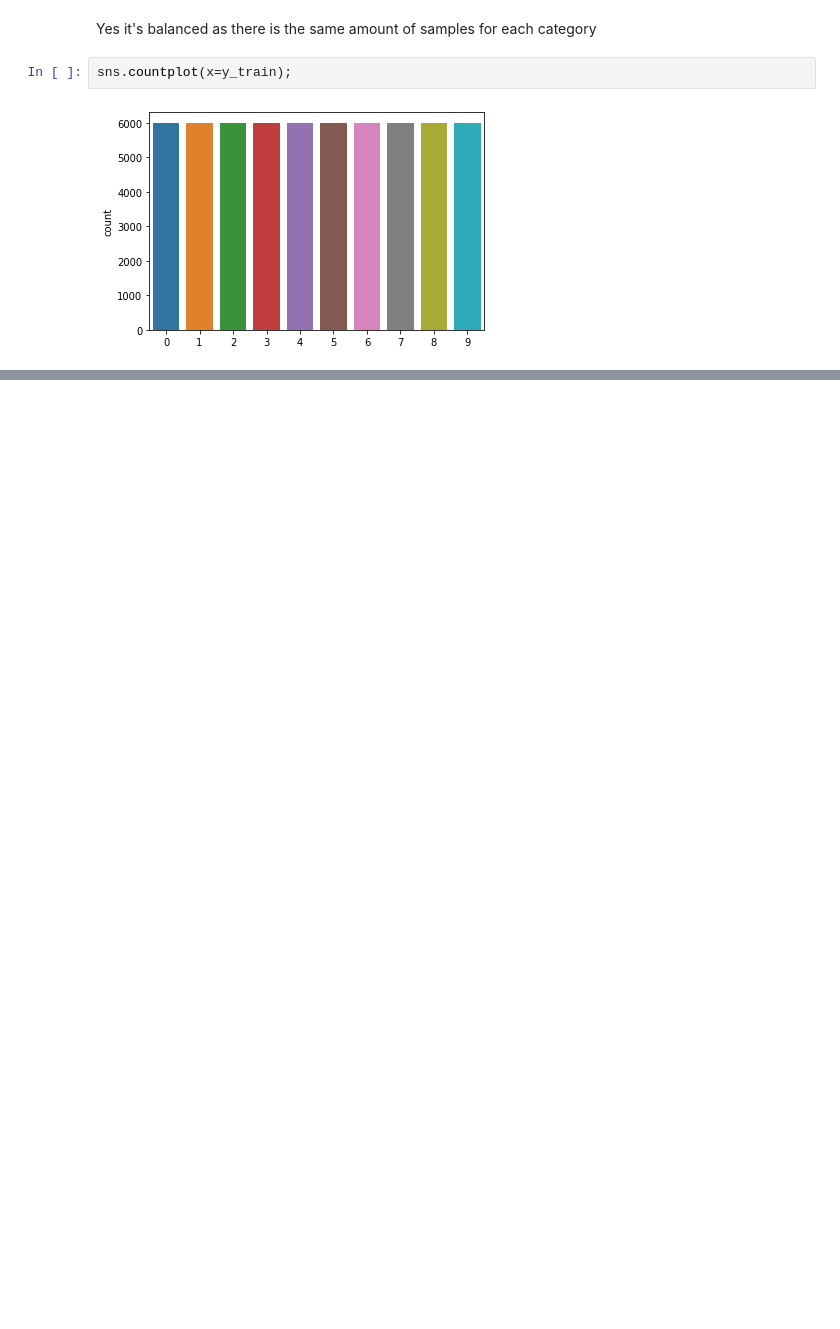
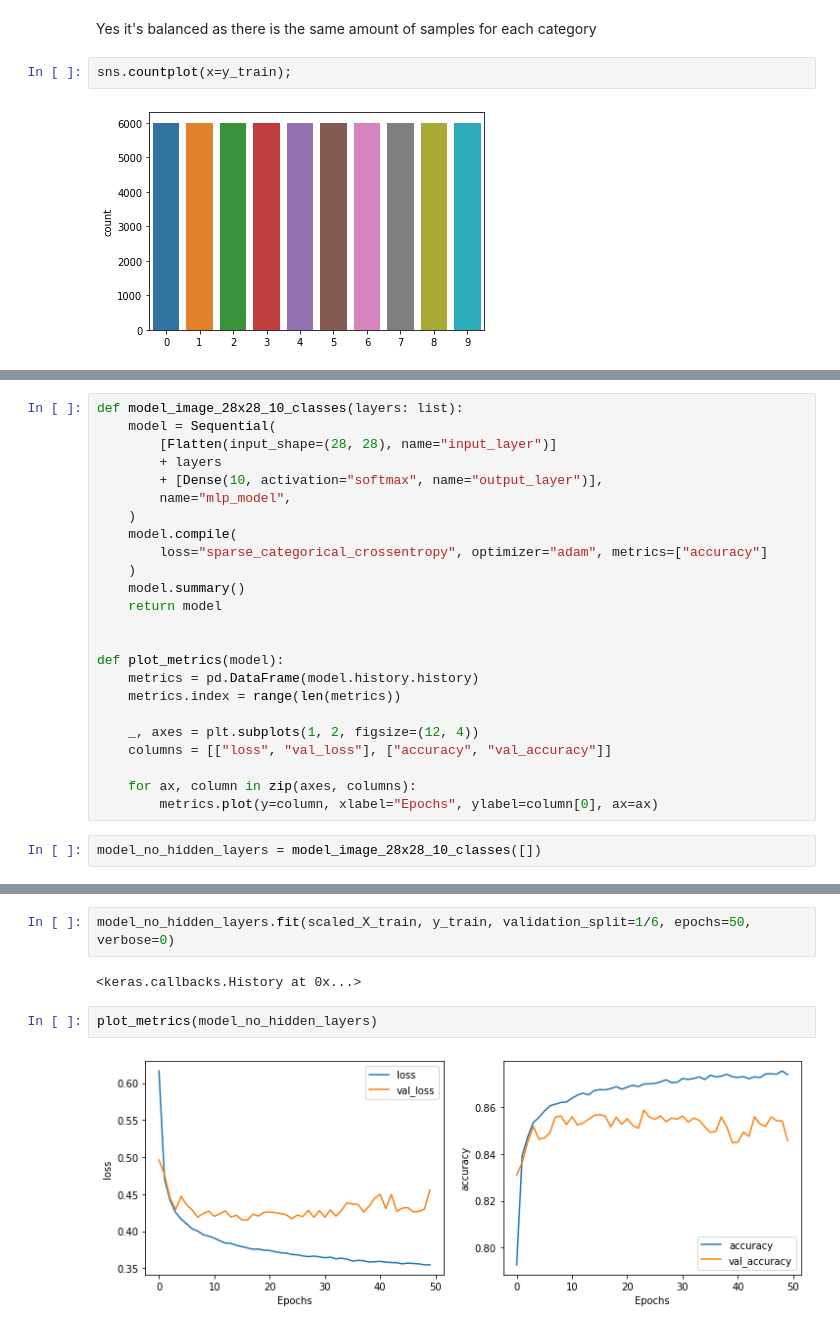
Before and after one commit to felix-tjernberg/ai21-deep-learning, a Jupyter notebook: exercises/exercise-1.ipynb, the cells around one changed output, grey strips where cells are left out. Saved outputs shown, nothing was run; the diff lists cells and outputs as text; blank space fills up the shorter version.

```diff
--- a/exercises/exercise-1.ipynb
+++ b/exercises/exercise-1.ipynb
@@ -65,0 +78,26 @@ sns.countplot(x=y_train);
+# %%
+def model_image_28x28_10_classes(layers: list):
+    model = Sequential(
+        [Flatten(input_shape=(28, 28), name="input_layer")]
+        + layers
+        + [Dense(10, activation="softmax", name="output_layer")],
+        name="mlp_model",
+    )
+    model.compile(
+        loss="sparse_categorical_crossentropy", optimizer="adam", metrics=["accuracy"]
+    )
+    model.summary()
+    return model
+
+
+def plot_metrics(model):
+    metrics = pd.DataFrame(model.history.history)
+    metrics.index = range(len(metrics))
+
+    _, axes = plt.subplots(1, 2, figsize=(12, 4))
+    columns = [["loss", "val_loss"], ["accuracy", "val_accuracy"]]
+
+    for ax, column in zip(axes, columns):
+        metrics.plot(y=column, xlabel="Epochs", ylabel=column[0], ax=ax)
+# %%
+model_no_hidden_layers = model_image_28x28_10_classes([])
@@ -65,0 +118,8 @@ sns.countplot(x=y_train);
+# %%
+model_no_hidden_layers.fit(scaled_X_train, y_train, validation_split=1/6, epochs=50, verbose=0)
+# %% [output]
+<keras.callbacks.History at 0x...>
+# %%
+plot_metrics(model_no_hidden_layers)
+# %% [output]
+[figure, added]
```
Also changed, not shown: parts of 10 cells of this notebook.
